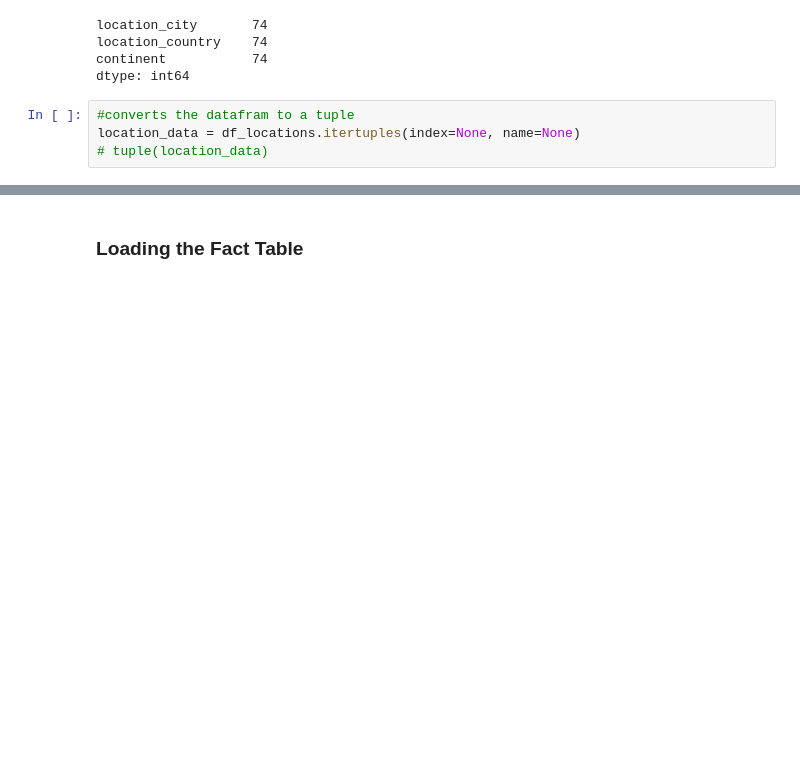
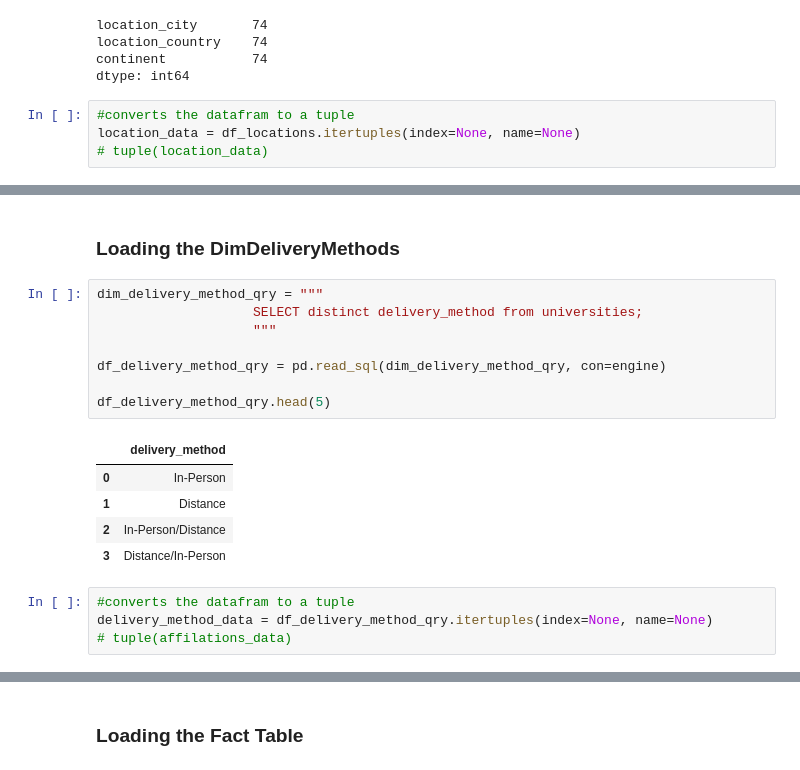
Before and after one commit to iamYole/Wikipedia-Data-Scraping, a Jupyter notebook: postgres_load.ipynb, the cells around one changed output, grey strips where cells are left out. Saved outputs shown, nothing was run; the diff lists cells and outputs as text; blank space fills up the shorter version.

```diff
--- a/postgres_load.ipynb
+++ b/postgres_load.ipynb
@@ -170,0 +214,20 @@ Data loaded sucessufully !!!
+# %% [markdown]
+### Loading the DimDeliveryMethods
+# %%
+dim_delivery_method_qry = """
+                    SELECT distinct delivery_method from universities;
+                    """
+
+df_delivery_method_qry = pd.read_sql(dim_delivery_method_qry, con=engine)
+
+df_delivery_method_qry.head(5)
+# %% [output]
+|  | delivery_method |
+| 0 | In-Person |
+| 1 | Distance |
+| 2 | In-Person/Distance |
+| 3 | Distance/In-Person |
+# %%
+#converts the datafram to a tuple
+delivery_method_data = df_delivery_method_qry.itertuples(index=None, name=None)
+# tuple(affilations_data)
```
Also changed, not shown: parts of 18 cells of this notebook, 9 other files.
